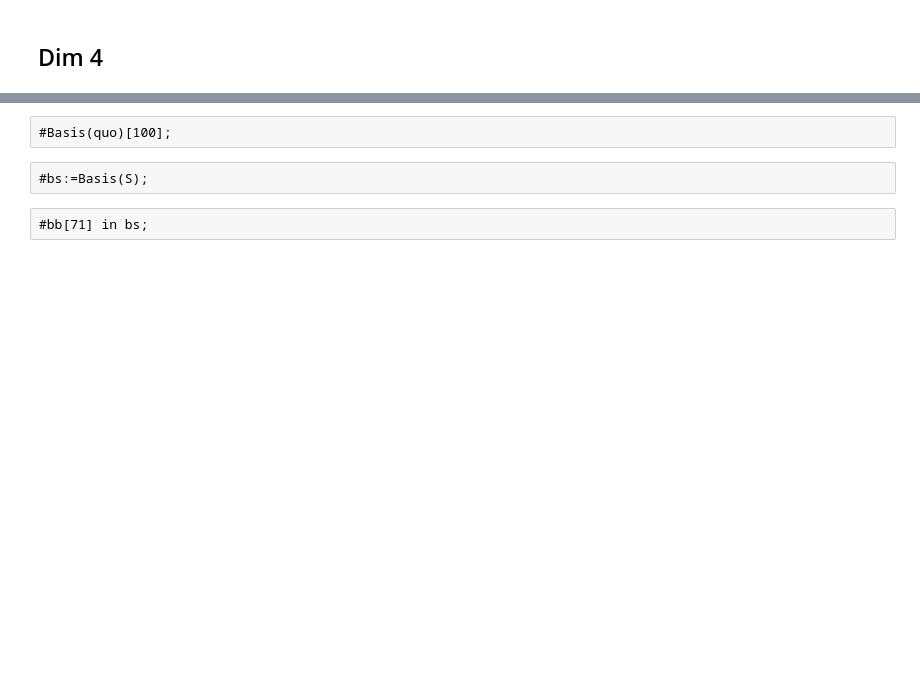
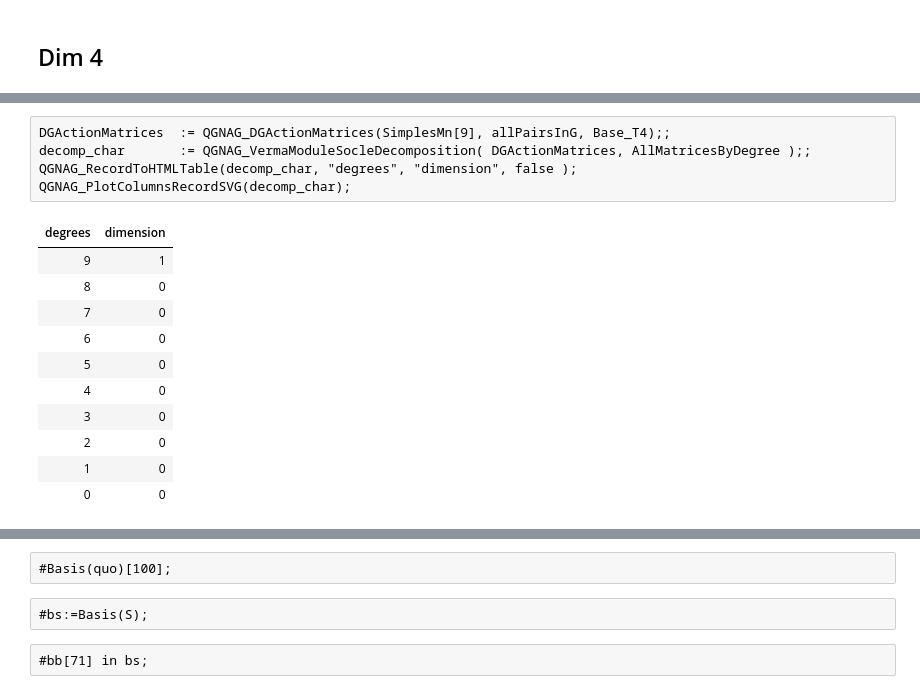
Before and after one commit to juniors90/QGNAG, a Jupyter notebook: examples/TETRAHEDRON/ALGEBRAS/MODULES/DIM1/ONE/10/SubAlgebraModule.ipynb, the cells around one changed output, grey strips where cells are left out. Saved outputs shown, nothing was run; the diff lists cells and outputs as text; blank space fills up the shorter version.

```diff
--- a/examples/TETRAHEDRON/ALGEBRAS/MODULES/DIM1/ONE/10/SubAlgebraModule.ipynb
+++ b/examples/TETRAHEDRON/ALGEBRAS/MODULES/DIM1/ONE/10/SubAlgebraModule.ipynb
@@ -3522,3 +3666,20 @@ Simple M1
 * Base: [ (( 0 , 0 )) ⊗ [ 1 ] ]
 
 * Dimension: 1
+# %%
+DGActionMatrices  := QGNAG_DGActionMatrices(SimplesMn[9], allPairsInG, Base_T4);;
+decomp_char       := QGNAG_VermaModuleSocleDecomposition( DGActionMatrices, AllMatricesByDegree );;
+QGNAG_RecordToHTMLTable(decomp_char, "degrees", "dimension", false );
+QGNAG_PlotColumnsRecordSVG(decomp_char);
+# %% [output]
+| degrees | dimension |
+| 9 | 1 |
+| 8 | 0 |
+| 7 | 0 |
+| 6 | 0 |
+| 5 | 0 |
+| 4 | 0 |
+| 3 | 0 |
+| 2 | 0 |
+| 1 | 0 |
+| 0 | 0 |
```
Also changed, not shown: parts of 50 cells of this notebook, 49 other files.
